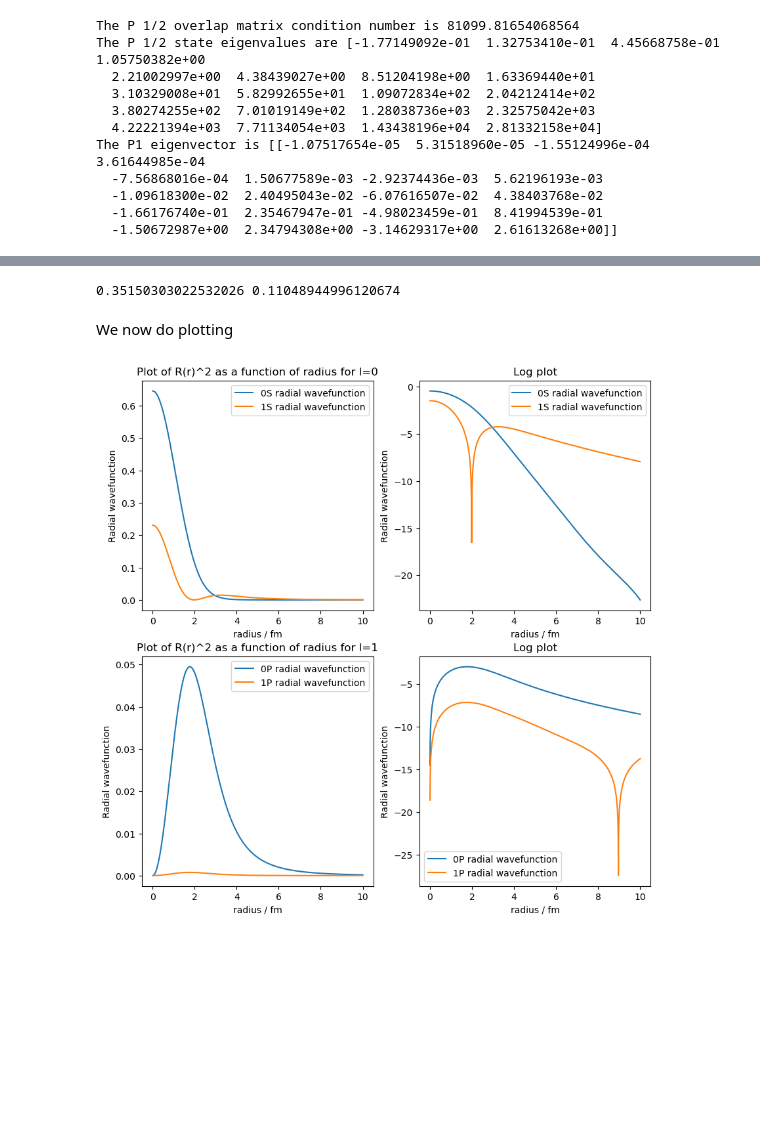
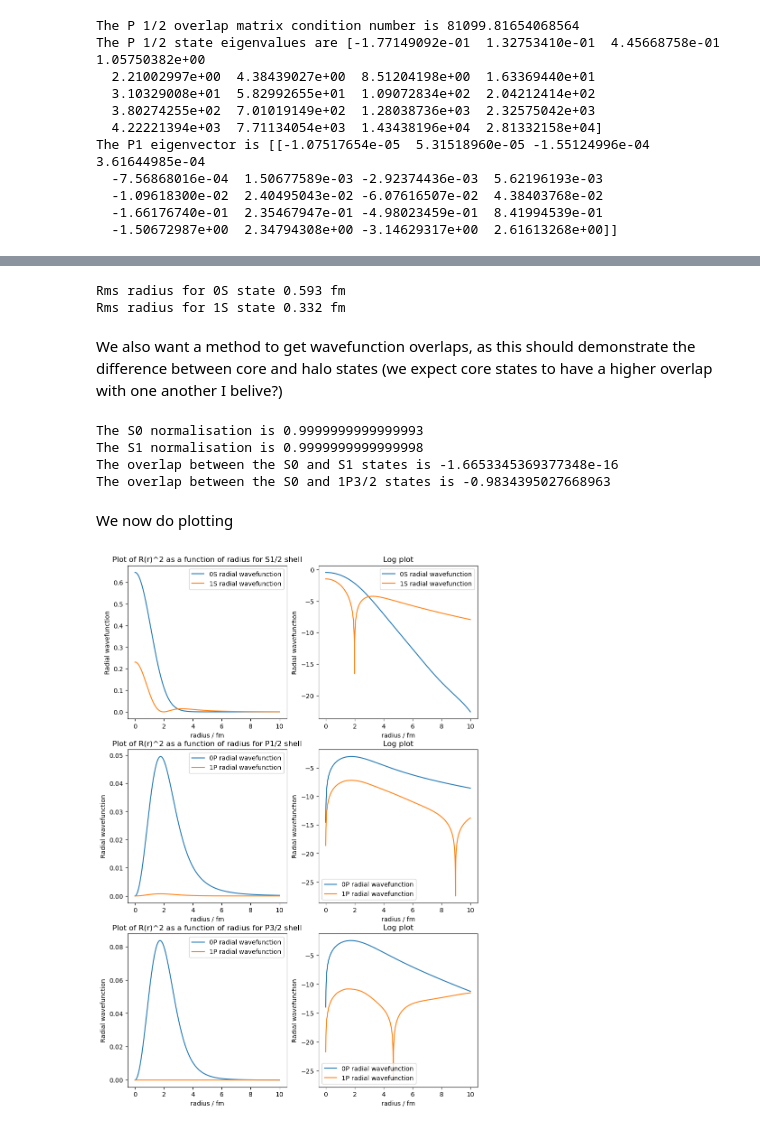
Before and after one commit to ellabeck03/halo-nuclei, a Jupyter notebook: Week 8/General L wavefunctions for woods saxon.ipynb, the cells around one changed output, grey strips where cells are left out. Cells and saved outputs as stored; diff of their text form; code cells hidden in the pictures; blank space fills up the shorter version.

```diff
--- a/Week 8/General L wavefunctions for woods saxon.ipynb
+++ b/Week 8/General L wavefunctions for woods saxon.ipynb
@@ -274,9 +274,30 @@ def poisition_operator(orb_ang_momentum, state_eigenvector,size=SUM_LIMIT):
 
 ground_state_average_radius = poisition_operator(0, s0_eigenvector)
 s1_average_radius = poisition_operator(0, s1_eigenvector)
-print(ground_state_average_radius, s1_average_radius)
+print(f'Rms radius for 0S state {ground_state_average_radius**0.5:.3f} fm \n'
+     f'Rms radius for 1S state {s1_average_radius**0.5:.3f} fm')
 # %% [output]
-0.35150303022532026 0.11048944996120674
+Rms radius for 0S state 0.593 fm
+Rms radius for 1S state 0.332 fm
+# %% [markdown]
+We also want a method to get wavefunction overlaps, as this should demonstrate the difference between core and halo states (we expect core states to have a higher overlap with one another I belive?)
+# %%
+def wavefunction_overlap(i_mixing_coefficients, j_mixing_coefficients, overlap_matrix):
+    return (i_mixing_coefficients * overlap_matrix * np.transpose(j_mixing_coefficients))[0, 0]
+
+S0_normalisation = wavefunction_overlap(s0_eigenvector, s0_eigenvector, s_n_matrix)
+S1_normalisation = wavefunction_overlap(s1_eigenvector, s1_eigenvector, s_n_matrix)
+S0_1_overlap = wavefunction_overlap(s0_eigenvector, s1_eigenvector, s_n_matrix)
+S0_P32_overlap = wavefunction_overlap(s0_eigenvector, zero_p_three_half_eigenvector, s_n_matrix) # Need to check overlap matrix for this
+print(f'The S0 normalisation is {S0_normalisation} \n'
+      f'The S1 normalisation is {S1_normalisation} \n'
+      f'The overlap between the S0 and S1 states is {S0_1_overlap} \n'
+      f'The overlap between the S0 and 1P3/2 states is {S0_P32_overlap}')
+# %% [output]
+The S0 normalisation is 0.9999999999999993
+The S1 normalisation is 0.9999999999999998
+The overlap between the S0 and S1 states is -1.6653345369377348e-16
+The overlap between the S0 and 1P3/2 states is -0.9834395027668963
 # %% [markdown]
 We now do plotting
 # %%
@@ -294,46 +315,62 @@ def radial_wavefunction(x_values, wavefunction_eigenvector, orbital_quantum_numb
         wavefunction_vals[i] = wavefunction_vals[i]**2
     return wavefunction_vals
 # %%
-fig = plt.figure(figsize=(10,10))
-spec = fig.add_gridspec(ncols=2, nrows=2)
+fig = plt.figure(figsize=(10,15))
+spec = fig.add_gridspec(ncols=2, nrows=3)
 ax_1 = fig.add_subplot(spec[0, 0])
 ax_2 = fig.add_subplot(spec[0, 1])
 ax_3 = fig.add_subplot(spec[1, 0])
 ax_4 = fig.add_subplot(spec[1, 1])
+ax_5 = fig.add_subplot(spec[2, 0])
+ax_6 = fig.add_subplot(spec[2, 1])
 
 x_values = np.linspace(0., 10, 3000)
 #evaluated_ur_values = reduced_radial_wavefunction(x_values, ground_state_eigenvector, 0)[0]
 #print(reduced_radial_wavefunction(x_values))
 
-ax_1.set_title(f'Plot of R(r)^2 as a function of radius for l=0')
+ax_1.set_title(f'Plot of R(r)^2 as a function of radius for S1/2 shell')
 ax_1.set_xlabel('radius / fm')
 ax_1.set_ylabel('Radial wavefunction')
 ax_1.plot(x_values, radial_wavefunction(x_values, s0_eigenvector, 0), label="0S radial wavefunction")
 ax_1.plot(x_values, radial_wavefunction(x_values, s1_eigenvector, 0), label="1S radial wavefunction")
 ax_1.legend()
 
 ax_2.set_title('Log plot')
 ax_2.set_xlabel('radius / fm')
 ax_2.set_ylabel('Radial wavefunction')
 ax_2.plot(x_values, np.log(np.abs(radial_wavefunction(x_values, s0_eigenvector, 0))), label="0S radial wavefunction")
 ax_2.plot(x_values, np.log(np.abs(radial_wavefunction(x_values, s1_eigenvector, 0))), label="1S radial wavefunction")
 ax_2.legend()
 
-ax_3.set_title(f'Plot of R(r)^2 as a function of radius for l=1')
+ax_3.set_title(f'Plot of R(r)^2 as a function of radius for P1/2 shell')
 ax_3.set_xlabel('radius / fm')
 ax_3.set_ylabel('Radial wavefunction')
 ax_3.plot(x_values, radial_wavefunction(x_values, zero_p_one_half_eigenvector, 1), label="0P radial wavefunction")
 ax_3.plot(x_values, radial_wavefunction(x_values, one_p_one_half_eigenvector, 1), label="1P radial wavefunction")
 ax_3.legend()
 
 ax_4.set_title('Log plot')
 ax_4.set_xlabel('radius / fm')
 ax_4.set_ylabel('Radial wavefunction')
 ax_4.plot(x_values, np.log(np.abs(radial_wavefunction(x_values, zero_p_one_half_eigenvector, 1))), label="0P radial wavefunction")
 ax_4.plot(x_values, np.log(np.abs(radial_wavefunction(x_values, one_p_one_half_eigenvector, 1))), label="1P radial wavefunction")
 ax_4.legend()
 
+ax_5.set_title(f'Plot of R(r)^2 as a function of radius for P3/2 shell')
+ax_5.set_xlabel('radius / fm')
+ax_5.set_ylabel('Radial wavefunction')
+ax_5.plot(x_values, radial_wavefunction(x_values, zero_p_three_half_eigenvector, 1), label="0P radial wavefunction")
+ax_5.plot(x_values, radial_wavefunction(x_values, one_p_three_half_eigenvector, 1), label="1P radial wavefunction")
+ax_5.legend()
+
+ax_6.set_title('Log plot')
+ax_6.set_xlabel('radius / fm')
+ax_6.set_ylabel('Radial wavefunction')
+ax_6.plot(x_values, np.log(np.abs(radial_wavefunction(x_values, zero_p_three_half_eigenvector, 1))), label="0P radial wavefunction")
+ax_6.plot(x_values, np.log(np.abs(radial_wavefunction(x_values, one_p_three_half_eigenvector, 1))), label="1P radial wavefunction")
+ax_6.legend()
+
 plt.savefig('s_state_plot.png', dpi=300)
 plt.show()
 # %% [output]
-[figure, old version]
+[figure, new version]
```
Also changed, not shown: parts of 3 cells of this notebook.
